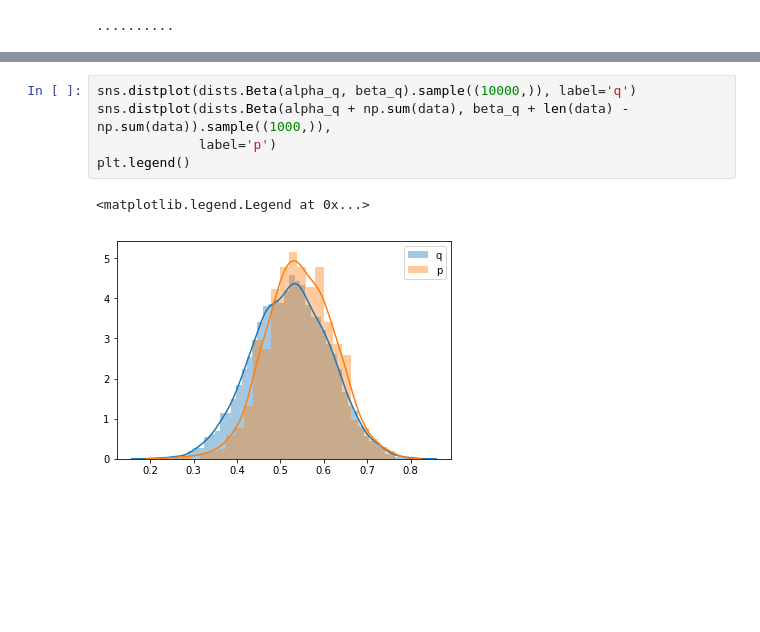
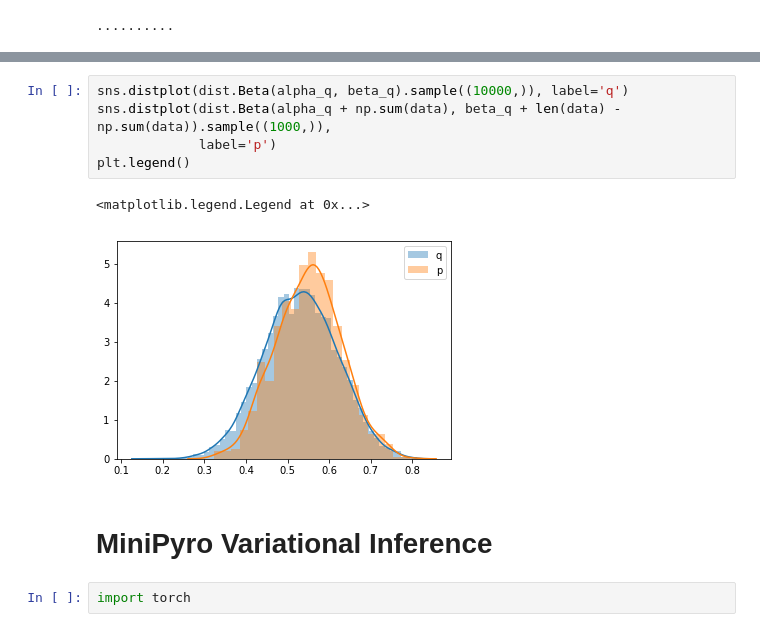
Before and after one commit to totucuong/bayes_data_analysis, a Jupyter notebook: notebooks/toolkits/07_pyro_svi.ipynb, the cells around one changed output, grey strips where cells are left out. Drawn from its saved outputs; the diff is of its cells as text; blank space fills up the shorter version.

```diff
--- a/notebooks/toolkits/07_pyro_svi.ipynb
+++ b/notebooks/toolkits/07_pyro_svi.ipynb
@@ -147,8 +147,12 @@ alpha_q, beta_q
 # %%
-sns.distplot(dists.Beta(alpha_q, beta_q).sample((10000,)), label='q')
-sns.distplot(dists.Beta(alpha_q + np.sum(data), beta_q + len(data) - np.sum(data)).sample((1000,)),
+sns.distplot(dist.Beta(alpha_q, beta_q).sample((10000,)), label='q')
+sns.distplot(dist.Beta(alpha_q + np.sum(data), beta_q + len(data) - np.sum(data)).sample((1000,)),
              label='p')
 plt.legend()
 # %% [output]
 <matplotlib.legend.Legend at 0x...>
-[figure, old version]
+[figure, new version]
+# %% [markdown]
+# MiniPyro Variational Inference
+# %%
+import torch
```
Also changed, not shown: parts of 12 cells of this notebook, 2 other files.
